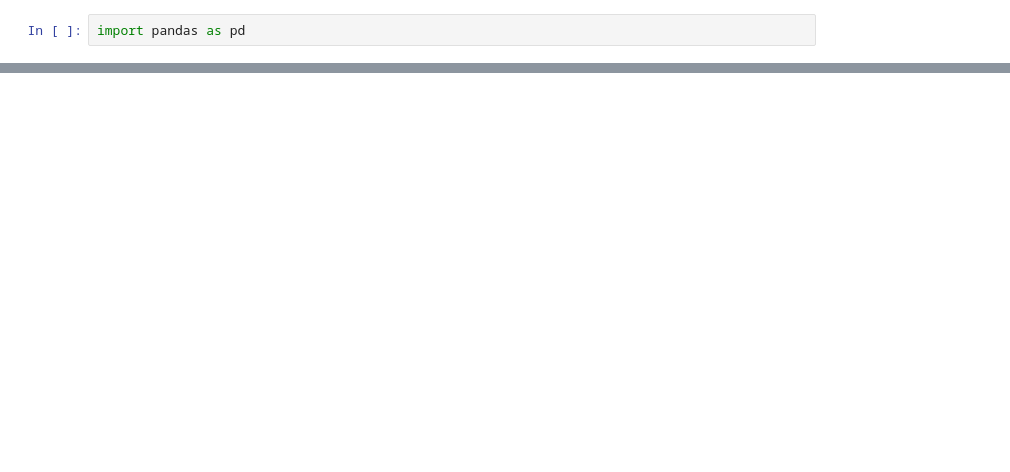
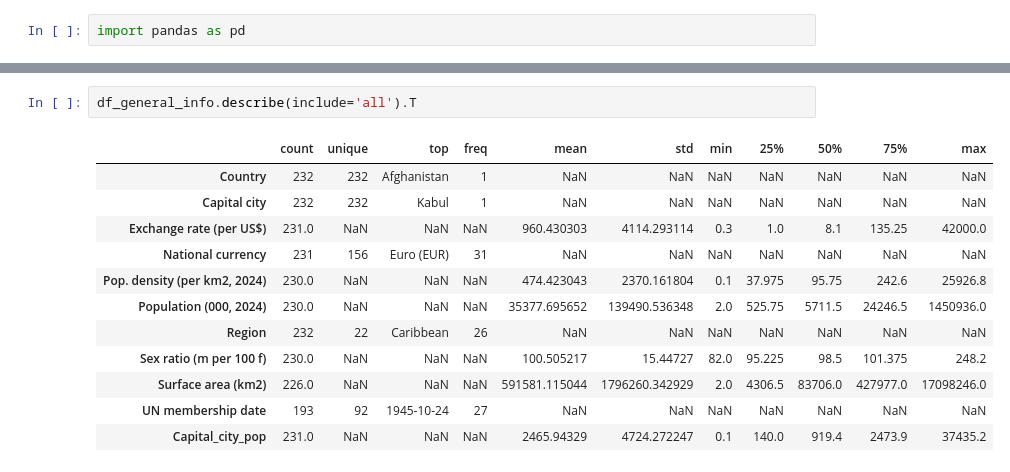
Before and after one commit to Kenji721/UN_data_Analysis, a Jupyter notebook: notebooks/2.EDA.ipynb, the cells around one changed output, grey strips where cells are left out. Drawn from its saved outputs; the diff is of its cells as text; blank space fills up the shorter version.

```diff
--- a/notebooks/2.EDA.ipynb
+++ b/notebooks/2.EDA.ipynb
@@ -94,0 +128,15 @@ print(missing_capital_pop.tolist())
+# %%
+df_general_info.describe(include='all').T
+# %% [output]
+|  | count | unique | top | freq | mean | std | min | 25% | 50% | 75% | max |
+| Country | 232 | 232 | Afghanistan | 1 | NaN | NaN | NaN | NaN | NaN | NaN | NaN |
+| Capital city | 232 | 232 | Kabul | 1 | NaN | NaN | NaN | NaN | NaN | NaN | NaN |
+| Exchange rate (per US$) | 231.0 | NaN | NaN | NaN | 960.430303 | 4114.293114 | 0.3 | 1.0 | 8.1 | 135.25 | 42000.0 |
+| National currency | 231 | 156 | Euro (EUR) | 31 | NaN | NaN | NaN | NaN | NaN | NaN | NaN |
+| Pop. density (per km2, 2024) | 230.0 | NaN | NaN | NaN | 474.423043 | 2370.161804 | 0.1 | 37.975 | 95.75 | 242.6 | 25926.8 |
+| Population (000, 2024) | 230.0 | NaN | NaN | NaN | 35377.695652 | 139490.536348 | 2.0 | 525.75 | 5711.5 | 24246.5 | 1450936.0 |
+| Region | 232 | 22 | Caribbean | 26 | NaN | NaN | NaN | NaN | NaN | NaN | NaN |
+| Sex ratio (m per 100 f) | 230.0 | NaN | NaN | NaN | 100.505217 | 15.44727 | 82.0 | 95.225 | 98.5 | 101.375 | 248.2 |
+| Surface area (km2) | 226.0 | NaN | NaN | NaN | 591581.115044 | 1796260.342929 | 2.0 | 4306.5 | 83706.0 | 427977.0 | 17098246.0 |
+| UN membership date | 193 | 92 | 1945-10-24 | 27 | NaN | NaN | NaN | NaN | NaN | NaN | NaN |
+| Capital_city_pop | 231.0 | NaN | NaN | NaN | 2465.94329 | 4724.272247 | 0.1 | 140.0 | 919.4 | 2473.9 | 37435.2 |
```
Also changed, not shown: parts of 11 cells of this notebook, 3 other files.
